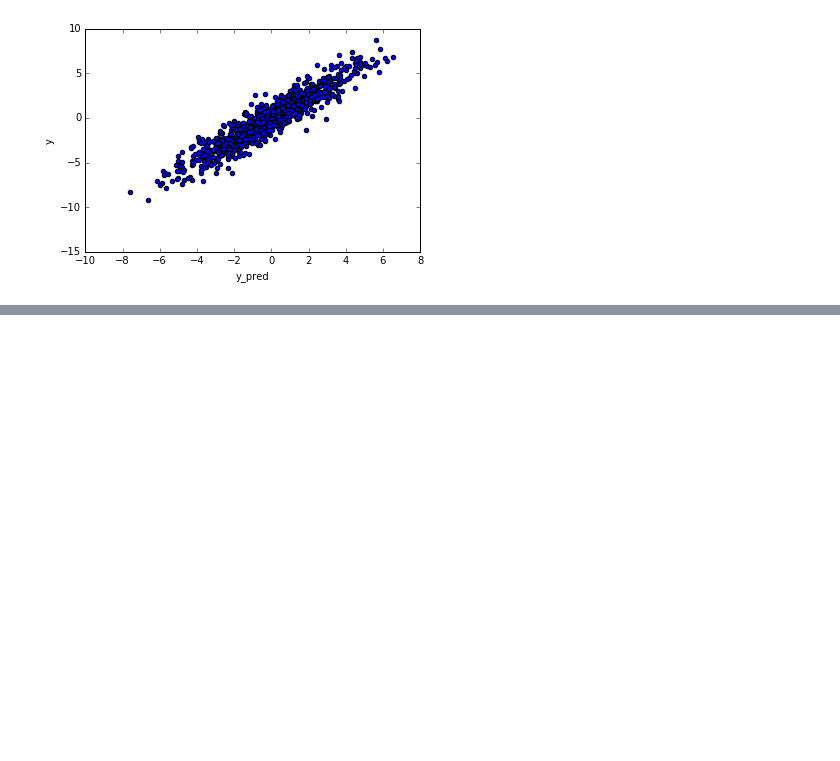
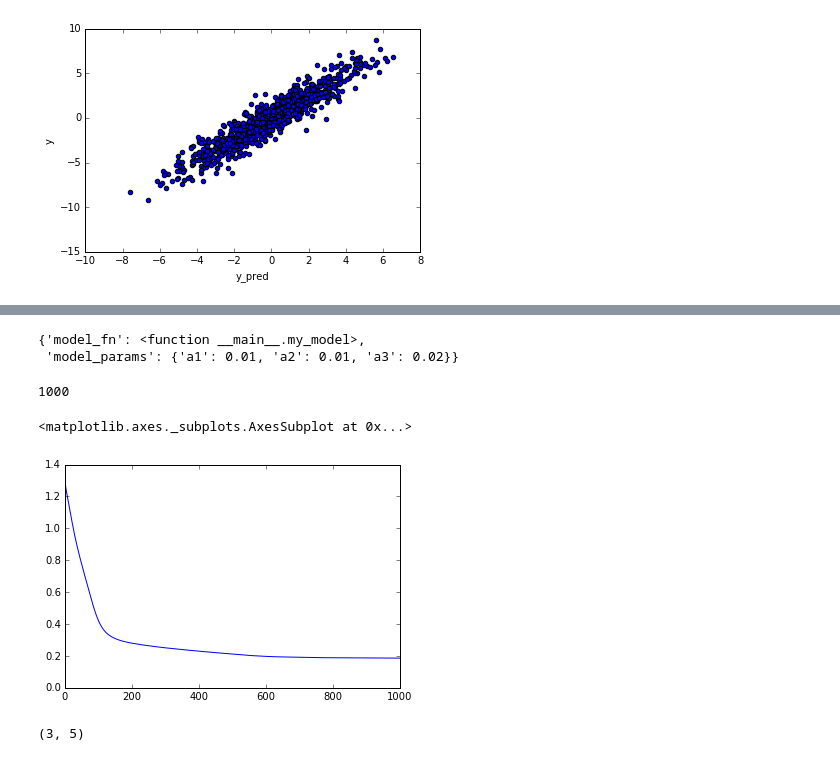
Before and after one commit to eric-czech/portfolio, a Jupyter notebook: demonstrative/python/notebooks/misc/tensorflow_example_lin_reg.ipynb, the cells around one changed output, grey strips where cells are left out. Cells and saved outputs as stored; diff of their text form; code cells hidden in the pictures; blank space fills up the shorter version.

```diff
--- a/demonstrative/python/notebooks/misc/tensorflow_example_lin_reg.ipynb
+++ b/demonstrative/python/notebooks/misc/tensorflow_example_lin_reg.ipynb
@@ -94,0 +240,24 @@ d.plot(kind='scatter', x='y_pred', y='y')
+# %%
+from sklearn.grid_search import GridSearchCV
+from sklearn.metrics import accuracy_score
+#clfx.set_params(params=dict(a1=.01, a2=.01, a3=.02))
+grid = {
+    'model_fn': [my_model],
+    'model_params': [dict(a1=.01, a2=.01, a3=.02), dict(a1=.01, a2=.01, a3=.01)]
+}
+
+def monitor_fn(X, y):
+    return {
+        'print': learn.monitors.PrintTensor(['loss_y', 'loss_W1', 'loss_W2', 'loss_w']),
+        'validate': learn.monitors.ValidationMonitor(X, y, early_stopping_rounds=10),
+        'loss': learn.monitors.CaptureVariable('loss', every_n=1)
+    }
+
+clf = LearnClassifier(
+    model_fn=my_model,
+    model_params=dict(a1=.01, a2=.01, a3=.01),
+    model_config=learn.run_config.RunConfig(save_checkpoints_secs=100)
+)
+clf_grid = GridSearchCV(clf, grid, cv=2, fit_params=dict(max_steps=1000, monitor_fn=monitor_fn))
+clf_grid = clf_grid.fit(X.values, y.values)
+#clfx.get_params()
@@ -94,0 +324,19 @@ d.plot(kind='scatter', x='y_pred', y='y')
+# %%
+clf_grid.best_params_
+# %% [output]
+{'model_fn': <function __main__.my_model>,
+ 'model_params': {'a1': 0.01, 'a2': 0.01, 'a3': 0.02}}
+# %%
+mx = clf_grid.best_estimator_.monitors_['validate']
+mx.best_step
+# %% [output]
+1000
+# %%
+pd.Series(clf_grid.best_estimator_.monitors_['loss'].values).plot()
+# %% [output]
+<matplotlib.axes._subplots.AxesSubplot at 0x...>
+[figure, added]
+# %%
+classifier.get_variable_value('W2').T.shape
+# %% [output]
+(3, 5)
```
Also changed, not shown: parts of 15 cells of this notebook, 1 other file.
